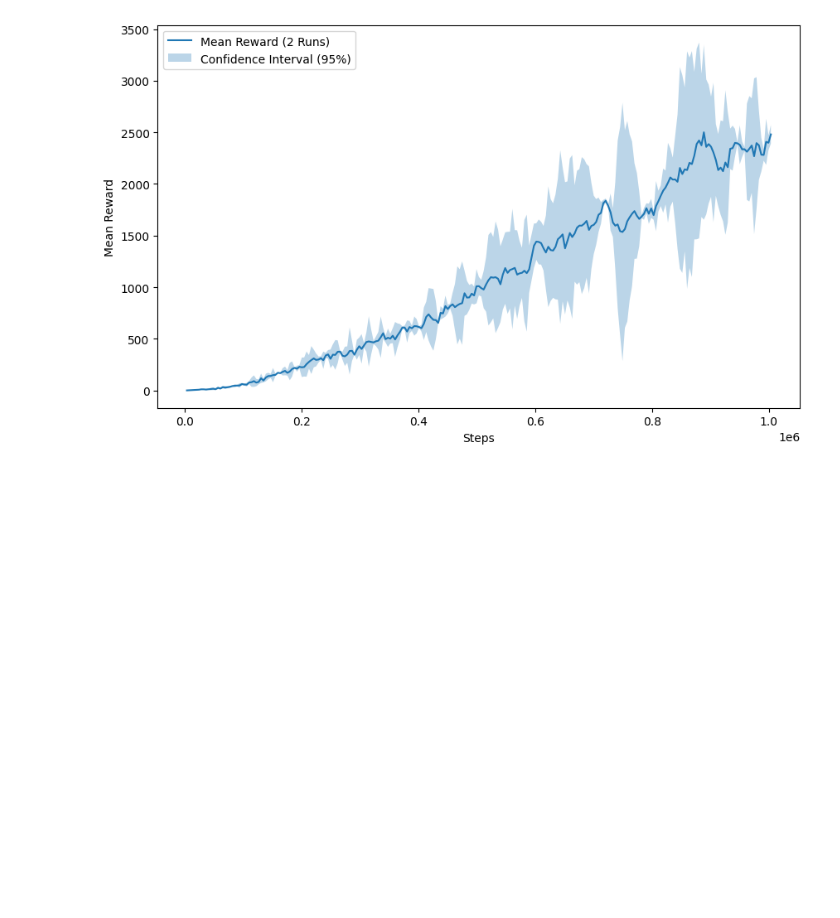
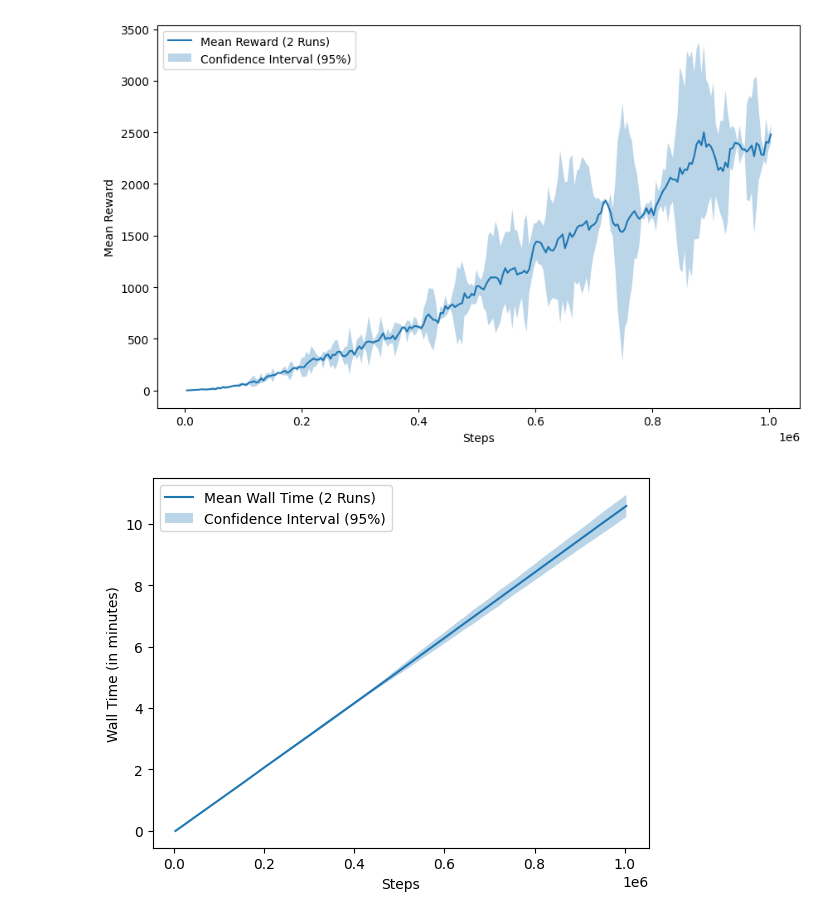
Before and after one commit to visuallization/rl_master_thesis_evaluation, a Jupyter notebook: upper_lower_bounds.ipynb, the cells around one changed output. Drawn from its saved outputs; the diff is of its cells as text; code cells hidden in the pictures; blank space fills up the shorter version.

```diff
--- a/upper_lower_bounds.ipynb
+++ b/upper_lower_bounds.ipynb
@@ -113,4 +95,14 @@ plt.legend(loc="upper left")
 plt.show()
 # %% [output]
 [figure]
+# %%
+plt.plot(mean_values['Step'], mean_values['Wall time'] / 60, label='Mean Wall Time (2 Runs)')
+plt.fill_between(mean_values['Step'], lower_bound['Wall time'] / 60, upper_bound['Wall time'] / 60, alpha=0.3, label='Confidence Interval (95%)')
+
+plt.xlabel("Steps")
+plt.ylabel("Wall Time (in minutes)")
+plt.legend(loc="upper left")
+plt.show()
+# %% [output]
+[figure, added]
 # %%
```
Also changed, not shown: parts of 12 cells of this notebook.
